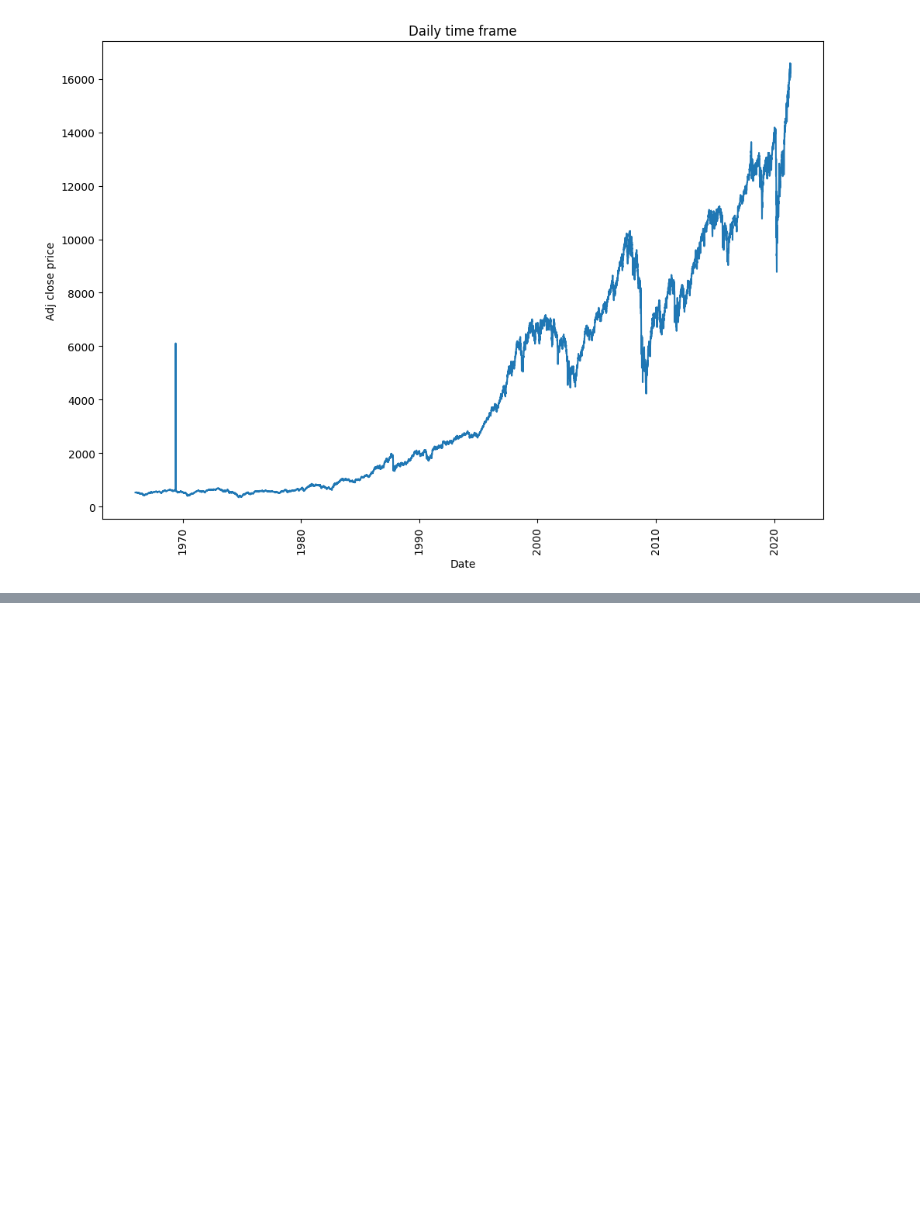
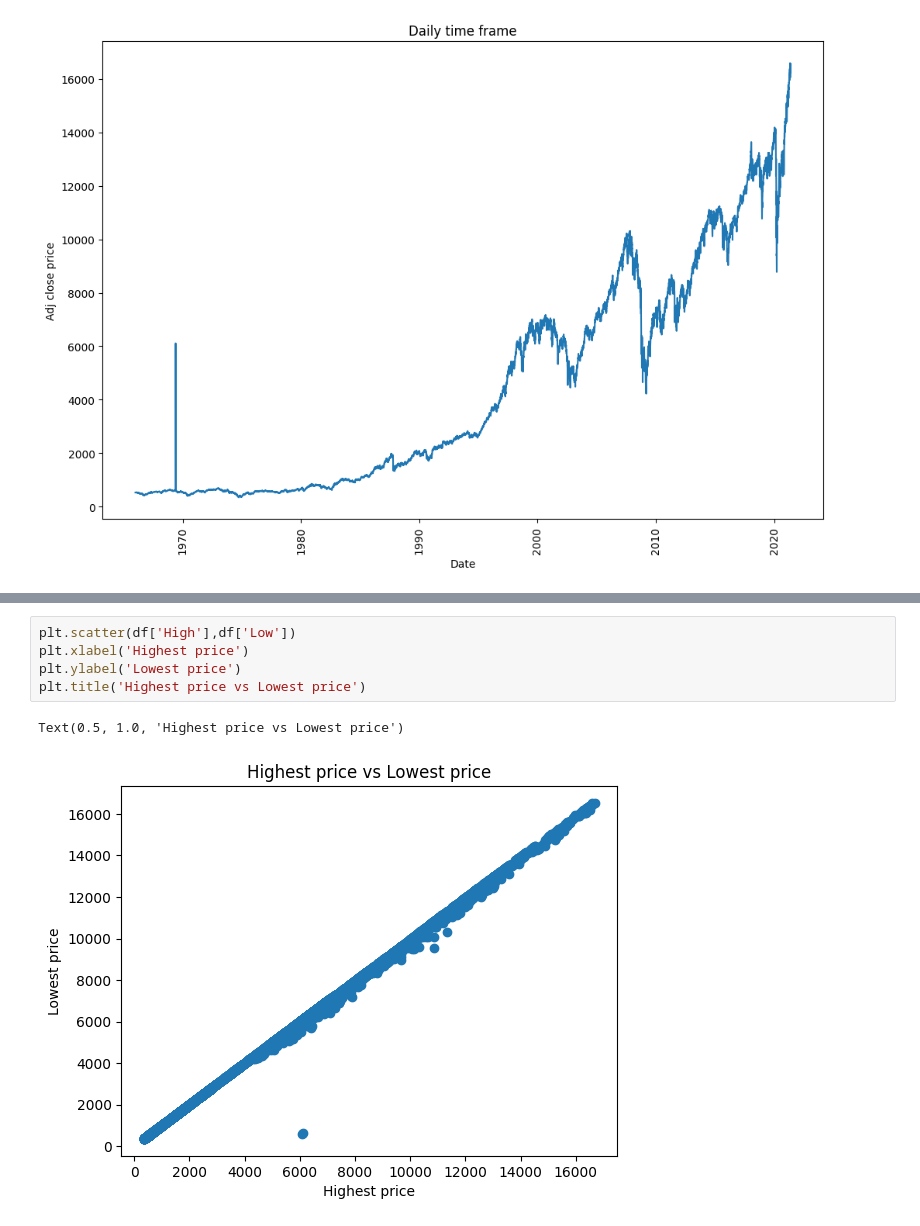
Before and after one commit to sntk-76/Market-analyze, a Jupyter notebook: Market_Analyze.ipynb, the cells around one changed output, grey strips where cells are left out. Drawn from its saved outputs; the diff is of its cells as text; blank space fills up the shorter version.

```diff
--- a/Market_Analyze.ipynb
+++ b/Market_Analyze.ipynb
@@ -90,0 +158,8 @@ See the caveats in the documentation: https://pandas.pydata.org/pandas-docs/stab
+# %%
+plt.scatter(df['High'],df['Low'])
+plt.xlabel('Highest price')
+plt.ylabel('Lowest price')
+plt.title('Highest price vs Lowest price')
+# %% [output]
+Text(0.5, 1.0, 'Highest price vs Lowest price')
+[figure, added]
```
Also changed, not shown: parts of 23 cells of this notebook, 1 other file.
